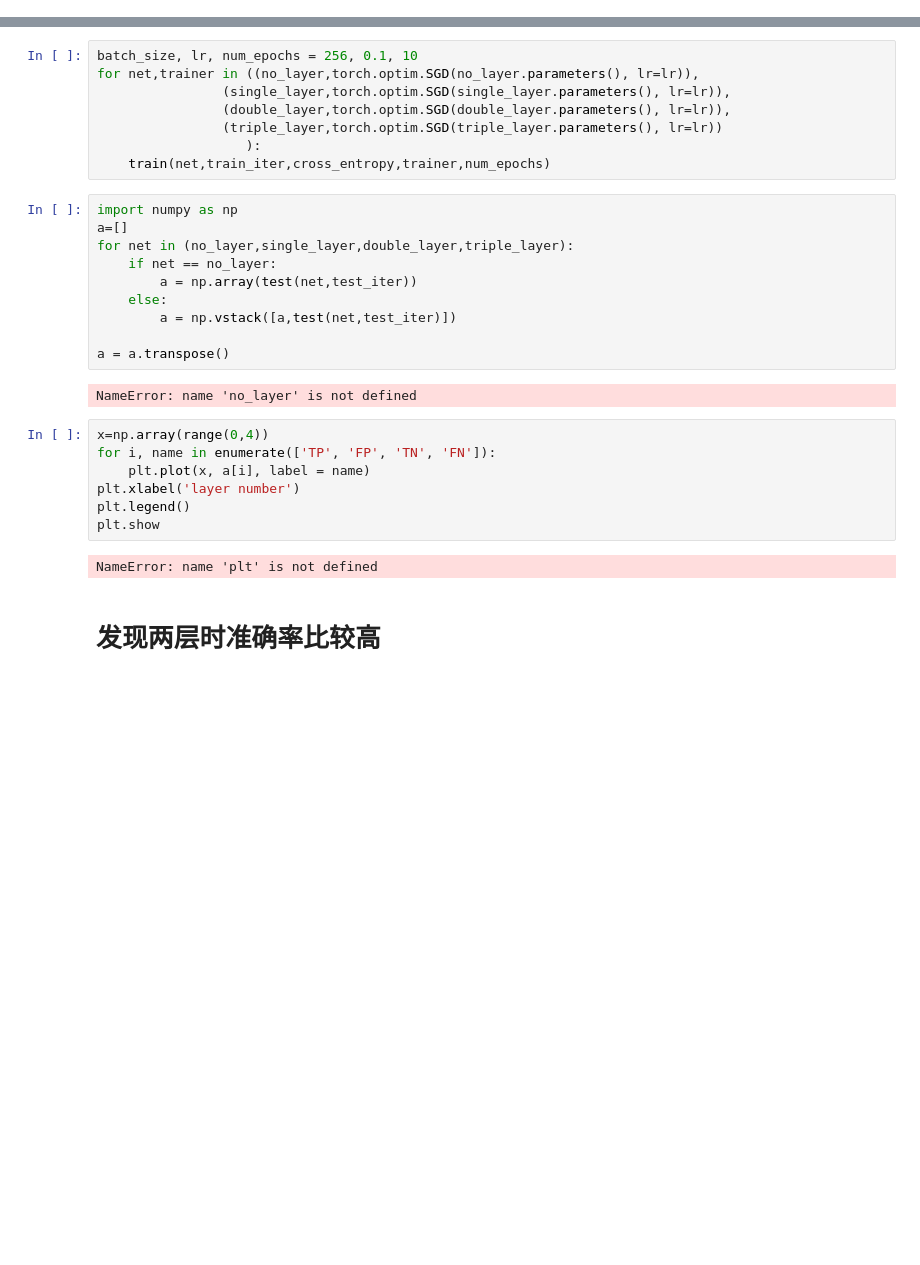
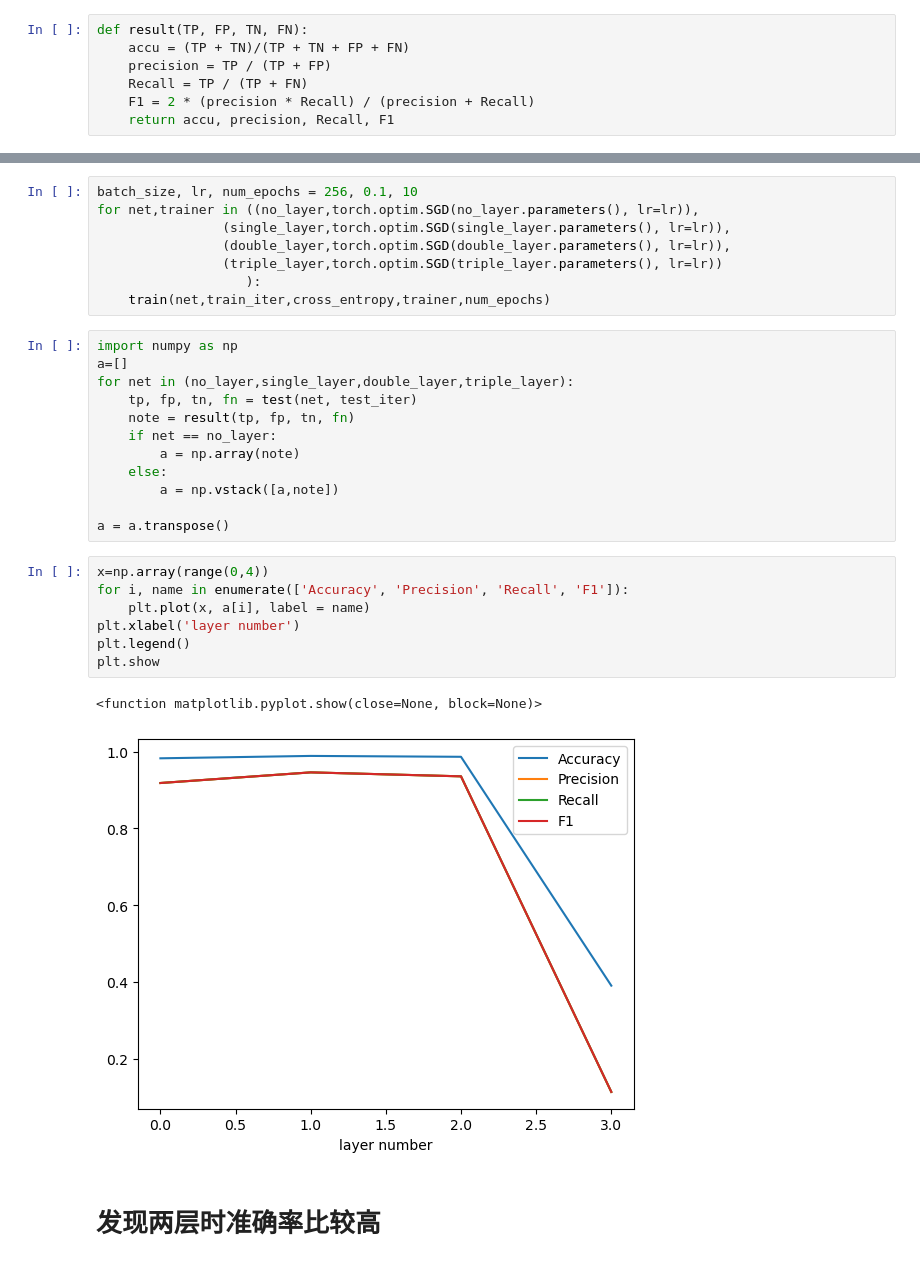
Before and after one commit to YukiNasumi/Dian_AI_Algorithm, a Jupyter notebook: Mnist_Classification.ipynb, the cells around one changed output, grey strips where cells are left out. Cells and saved outputs as stored; diff of their text form; blank space fills up the shorter version.

Commit message:
修改了test1的指标，重建了可视化函数，test2的train函数去掉了画图“ q
:

```diff
--- a/Mnist_Classification.ipynb
+++ b/Mnist_Classification.ipynb
@@ -153,3 +154,10 @@ F1
+# %%
+def result(TP, FP, TN, FN):
+    accu = (TP + TN)/(TP + TN + FP + FN)
+    precision = TP / (TP + FP)
+    Recall = TP / (TP + FN)
+    F1 = 2 * (precision * Recall) / (precision + Recall)
+    return accu, precision, Recall, F1
 # %% [markdown]
 # 接下来我将应用nn库研究层数，神经元数，训练轮数的关系
 # %% [markdown]
@@ -223,23 +231,24 @@ for net,trainer in ((no_layer,torch.optim.SGD(no_layer.parameters(), lr=lr)),
 import numpy as np
 a=[]
 for net in (no_layer,single_layer,double_layer,triple_layer):
+    tp, fp, tn, fn = test(net, test_iter)
+    note = result(tp, fp, tn, fn)
     if net == no_layer:
-        a = np.array(test(net,test_iter))
+        a = np.array(note)
     else:
-        a = np.vstack([a,test(net,test_iter)])
+        a = np.vstack([a,note])
 
 a = a.transpose()
-# %% [output]
-NameError: name 'no_layer' is not defined
 # %%
 x=np.array(range(0,4))
-for i, name in enumerate(['TP', 'FP', 'TN', 'FN']):
+for i, name in enumerate(['Accuracy', 'Precision', 'Recall', 'F1']):
     plt.plot(x, a[i], label = name)
 plt.xlabel('layer number')
 plt.legend()
 plt.show
 # %% [output]
-NameError: name 'plt' is not defined
+<function matplotlib.pyplot.show(close=None, block=None)>
+[figure, added]
 # %% [markdown]
 # 发现两层时准确率比较高
 # %% [markdown]
```
Also changed, not shown: parts of 9 cells of this notebook, 2 other files.
